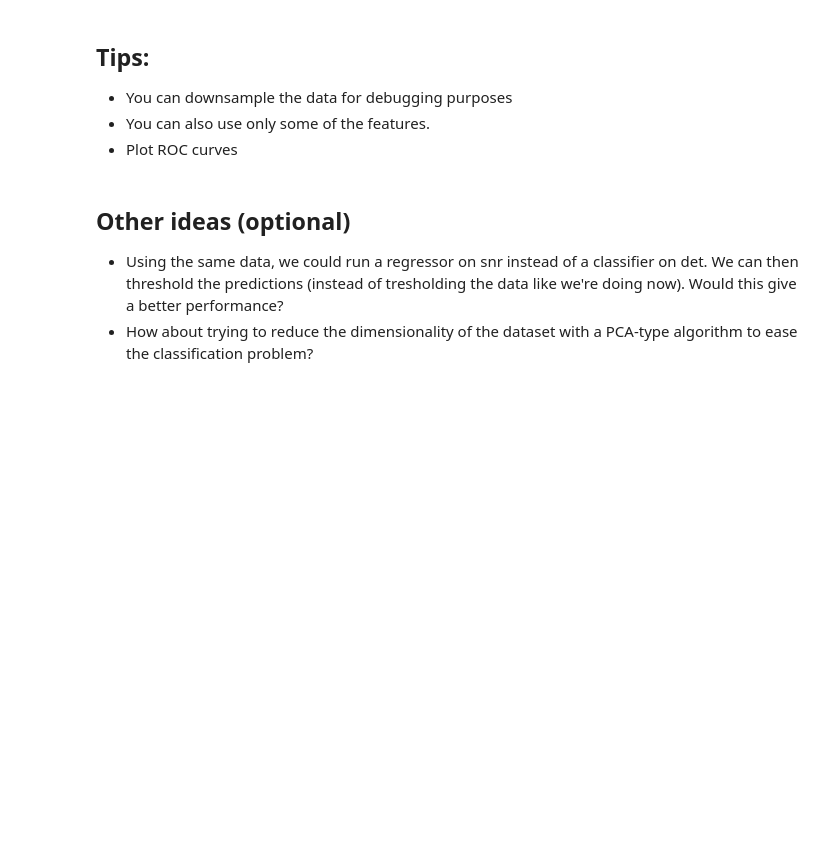
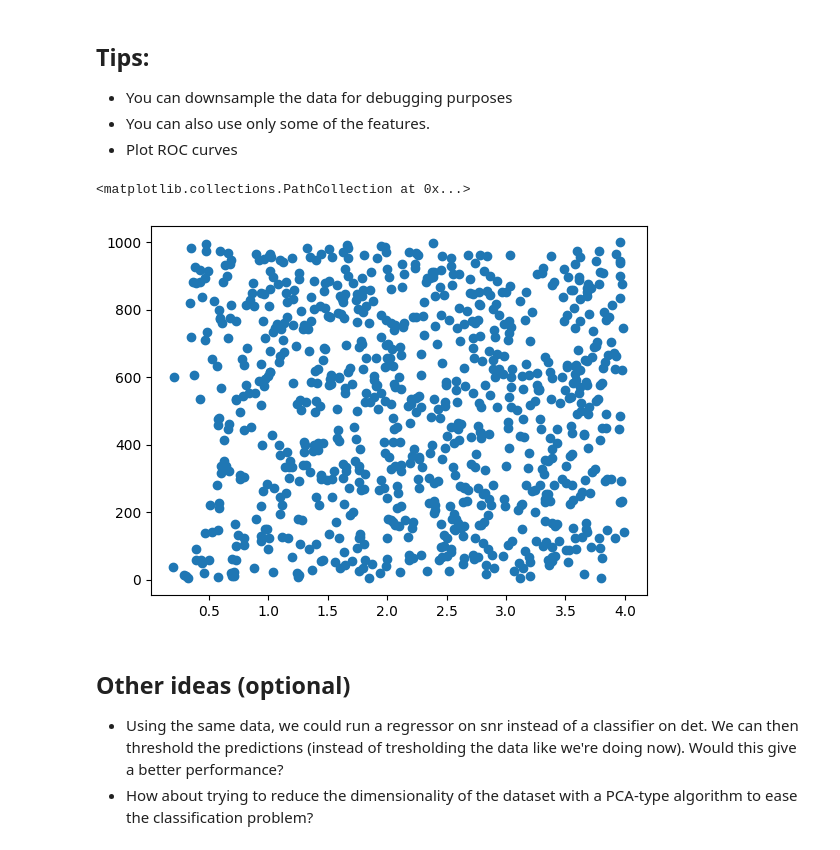
Before and after one commit to APozzi22/Astrostatistic, a Jupyter notebook: 20_Classification/GW_Detection.ipynb, the cells around one changed output. Cells and saved outputs as stored; diff of their text form; code cells hidden in the pictures; blank space fills up the shorter version.

```diff
--- a/20_Classification/GW_Detection.ipynb
+++ b/20_Classification/GW_Detection.ipynb
@@ -31,3 +35,17 @@ Be creative! This is a challenge! Let's see who gets the higher completeness and
+# %%
+# Import data
+InFileName = "/home/alessia_pozzi/Astrostatistic/20_Classification/sample_2e7_design_precessing_higherordermodes_3detectors.h5"
+
+data = {}
+with h5py.File(InFileName, "r") as InFile:
+    keys = ['mtot', 'q', 'chi1x', 'chi1y', 'chi1z', 'chi2x', 'chi2y', 'chi2z', 'ra', 'dec', 'iota', 'psi', 'z', 'snr', 'det']
+    for key in keys:
+        data[key] = InFile[key][:1000]
+# %%
+plt.scatter(data['z'][data['det']==0], data['mtot'][data['det']==0], marker = 'o')
+# %% [output]
+<matplotlib.collections.PathCollection at 0x...>
+[figure, added]
 # %% [markdown]
 ## Other ideas (optional)
 
```
Also changed, not shown: parts of 1 cell of this notebook.
